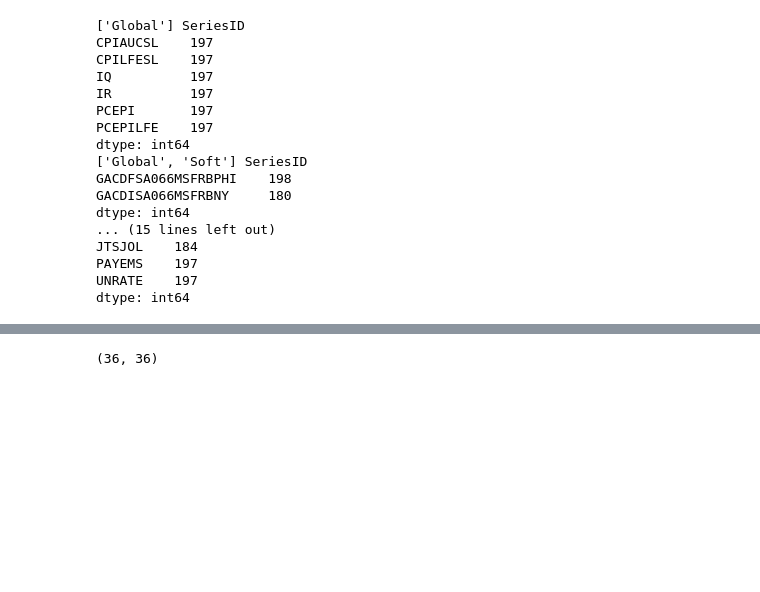
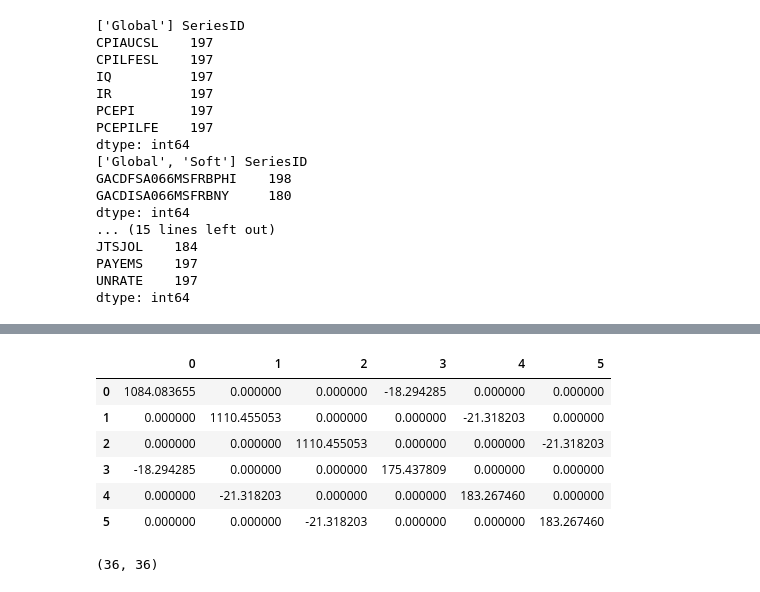
Before and after one commit to hyunchangyi/nowcasting, a Jupyter notebook: nowcasting.ipynb, the cells around one changed output, grey strips where cells are left out. Drawn from its saved outputs; the diff is of its cells as text; code cells hidden in the pictures; blank space fills up the shorter version.

```diff
--- a/nowcasting.ipynb
+++ b/nowcasting.ipynb
@@ -1007,9 +1007,9 @@ for i, row in blocks_sum.drop_duplicates().eq(1).iloc[:4].iterrows():
     for i, t in enumerate(p0):
         Wt = diag(~nanY.loc[idx_iM, t]);  # Gives selection matrix (1 for nonmissing values)
 
-#         # E[f_t*t_t' | Omega_T]
-#         denom = (denom + kron(Zsmooth.T.loc[idx[bs, 0], [p1[i+1]]].dot(Zsmooth.T.loc[idx[bs, 0], [p1[i+1]]].T)
-#                               + Vsmooth.loc[idx[p1[i+1], bs, 0], idx[bs, 0]].loc[p1[i+1]], Wt))
+        # E[f_t*t_t' | Omega_T]
+        denom = (denom + kron(Zsmooth.T.loc[idx[bs, 0], [p1[i+1]]].dot(Zsmooth.T.loc[idx[bs, 0], [p1[i+1]]].T)
+                              + Vsmooth.loc[idx[p1[i+1], bs, 0], idx[bs, 0]].loc[p1[i+1]], Wt))
 # %% [output]
 ['Global'] SeriesID
 CPIAUCSL    197
@@ -1031,3 +1039,13 @@ dtype: int64
+# %%
+pd.DataFrame(denom)
+# %% [output]
+|  | 0 | 1 | 2 | 3 | 4 | 5 |
+| 0 | 1084.083655 | 0.000000 | 0.000000 | -18.294285 | 0.000000 | 0.000000 |
+| 1 | 0.000000 | 1110.455053 | 0.000000 | 0.000000 | -21.318203 | 0.000000 |
+| 2 | 0.000000 | 0.000000 | 1110.455053 | 0.000000 | 0.000000 | -21.318203 |
+| 3 | -18.294285 | 0.000000 | 0.000000 | 175.437809 | 0.000000 | 0.000000 |
+| 4 | 0.000000 | -21.318203 | 0.000000 | 0.000000 | 183.267460 | 0.000000 |
+| 5 | 0.000000 | 0.000000 | -21.318203 | 0.000000 | 0.000000 | 183.267460 |
 # %%
 kron(np.ones((n_i*rs,n_i*rs)), Wt).shape
 # %% [output]
```
Also changed, not shown: parts of 1 cell of this notebook.
